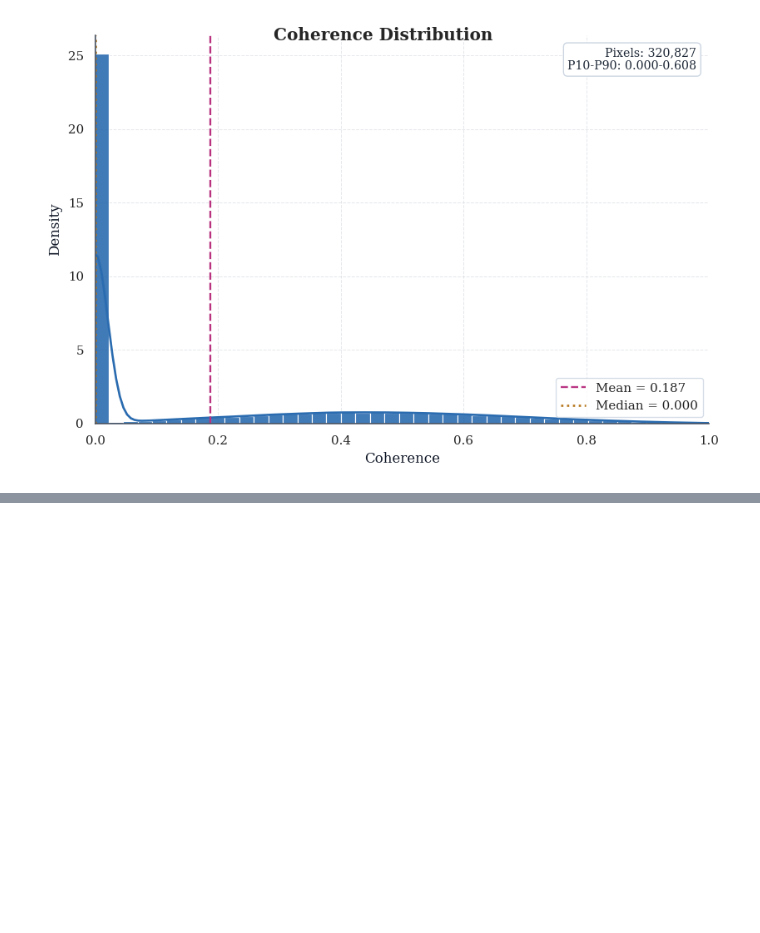
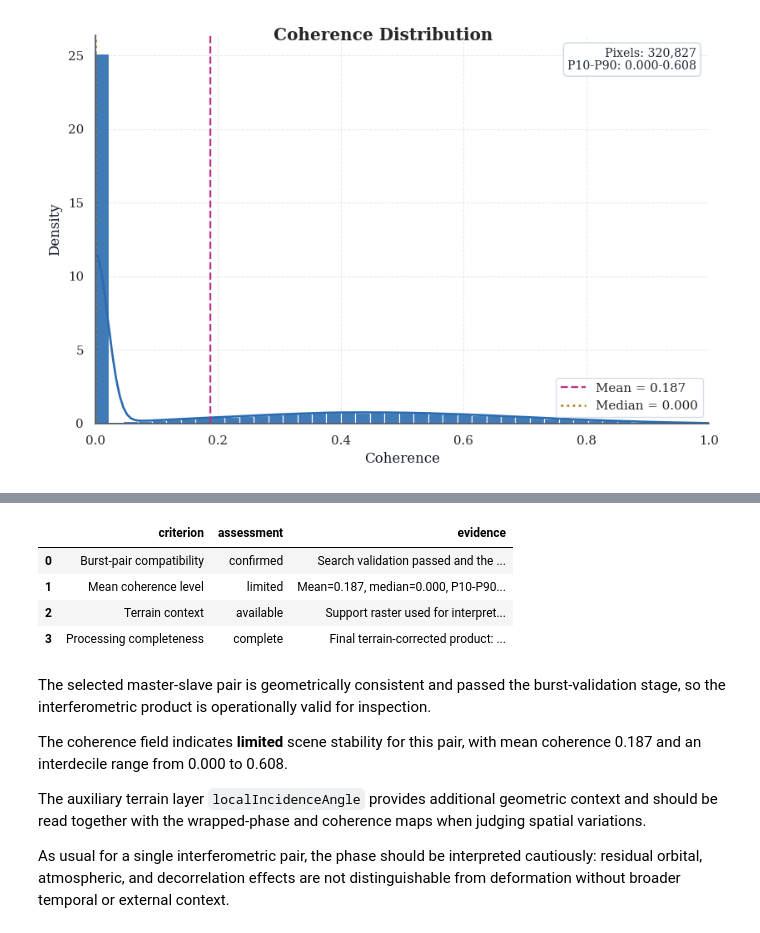
Before and after one commit to sirbastiano/srp, a Jupyter notebook: notebooks/snapflow_v2.ipynb, the cells around one changed output, grey strips where cells are left out. Saved outputs shown, nothing was run; the diff lists cells and outputs as text; code cells hidden in the pictures; blank space fills up the shorter version.

Commit message:
feat(notebook): add snapflow interpretation

```diff
--- a/notebooks/snapflow_v2.ipynb
+++ b/notebooks/snapflow_v2.ipynb
@@ -872,0 +877,72 @@ plt.show()
+# %%
+mean_coh = float(np.nanmean(coherence_data)) if coherence_data is not None else np.nan
+median_coh = float(np.nanmedian(coherence_data)) if coherence_data is not None else np.nan
+p10_coh = float(np.nanpercentile(coherence_data, 10)) if coherence_data is not None else np.nan
+p90_coh = float(np.nanpercentile(coherence_data, 90)) if coherence_data is not None else np.nan
+support_band_name = support_band.stem if support_band is not None else "not available"
+
+if np.isfinite(mean_coh):
+    if mean_coh >= 0.65:
+        coherence_assessment = "high"
+    elif mean_coh >= 0.40:
+        coherence_assessment = "moderate"
+    else:
+        coherence_assessment = "limited"
+else:
+    coherence_assessment = "not available"
+
+interpretation_df = pd.DataFrame([
+    {
+        "criterion": "Burst-pair compatibility",
+        "assessment": "confirmed",
+        "evidence": "Search validation passed and the selected pair shares burst ID, swath, orbit, direction, and polarisation.",
+    },
+    {
+        "criterion": "Mean coherence level",
+        "assessment": coherence_assessment,
+        "evidence": f"Mean={mean_coh:.3f}, median={median_coh:.3f}, P10-P90={p10_coh:.3f}-{p90_coh:.3f}" if np.isfinite(mean_coh) else "Coherence raster unavailable.",
+    },
+    {
+        "criterion": "Terrain context",
+        "assessment": "available" if support_band is not None else "missing",
+        "evidence": f"Support raster used for interpretation: {support_band_name}.",
+    },
+    {
+        "criterion": "Processing completeness",
+        "assessment": "complete" if terrain_product.exists() else "partial",
+        "evidence": f"Final terrain-corrected product: {terrain_product.name if terrain_product.exists() else 'not generated'}.",
+    },
+])
+
+display(interpretation_df)
+
+summary_lines = []
+summary_lines.append("The selected master-slave pair is geometrically consistent and passed the burst-validation stage, so the interferometric product is operationally valid for inspection.")
+if np.isfinite(mean_coh):
+    summary_lines.append(
+        f"The coherence field indicates **{coherence_assessment}** scene stability for this pair, with mean coherence {mean_coh:.3f} and an interdecile range from {p10_coh:.3f} to {p90_coh:.3f}."
+    )
+else:
+    summary_lines.append("A coherence-based quality reading could not be produced because the coherence raster was not available.")
+if support_band is not None:
+    summary_lines.append(
+        f"The auxiliary terrain layer `{support_band_name}` provides additional geometric context and should be read together with the wrapped-phase and coherence maps when judging spatial variations."
+    )
+summary_lines.append(
+    "As usual for a single interferometric pair, the phase should be interpreted cautiously: residual orbital, atmospheric, and decorrelation effects are not distinguishable from deformation without broader temporal or external context."
+)
+
+display(Markdown("\n\n".join(summary_lines)))
+# %% [output]
+|  | criterion | assessment | evidence |
+| 0 | Burst-pair compatibility | confirmed | Search validation passed and the ... |
+| 1 | Mean coherence level | limited | Mean=0.187, median=0.000, P10-P90... |
+| 2 | Terrain context | available | Support raster used for interpret... |
+| 3 | Processing completeness | complete | Final terrain-corrected product: ... |
+The selected master-slave pair is geometrically consistent and passed the burst-validation stage, so the interferometric product is operationally valid for inspection.
+
+The coherence field indicates **limited** scene stability for this pair, with mean coherence 0.187 and an interdecile range from 0.000 to 0.608.
+
+The auxiliary terrain layer `localIncidenceAngle` provides additional geometric context and should be read together with the wrapped-phase and coherence maps when judging spatial variations.
+
+As usual for a single interferometric pair, the phase should be interpreted cautiously: residual orbital, atmospheric, and decorrelation effects are not distinguishable from deformation without broader temporal or external context.
```
Also changed, not shown: parts of 2 cells of this notebook.
